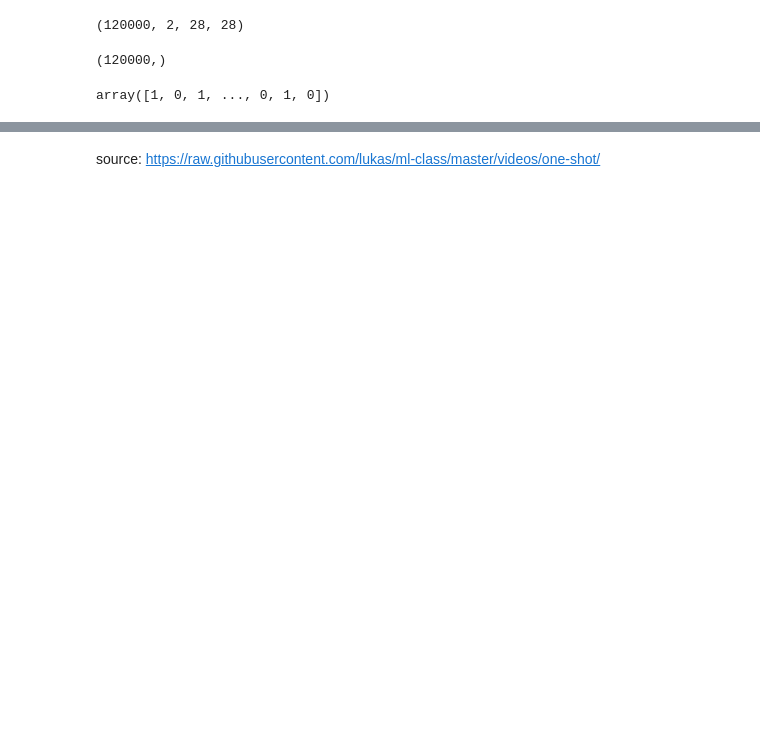
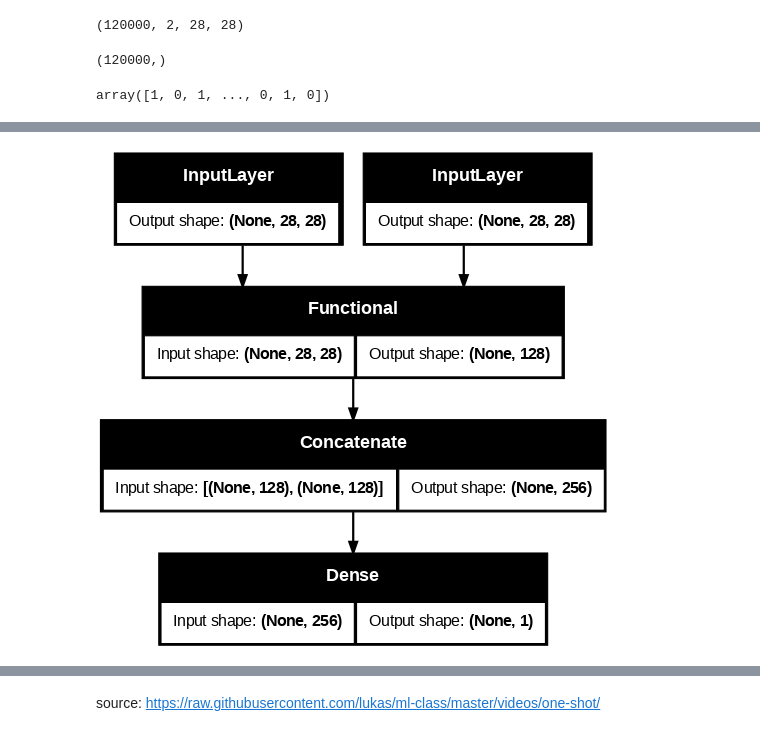
Before and after one commit to Alireza-Akhavan/deep-face-recognition, a Jupyter notebook: 1-OneShot(siamese).ipynb, the cells around one changed output, grey strips where cells are left out. Cells and saved outputs as stored; diff of their text form; code cells hidden in the pictures; blank space fills up the shorter version.

```diff
--- a/1-OneShot(siamese).ipynb
+++ b/1-OneShot(siamese).ipynb
@@ -132,18 +130,21 @@ Epoch 10/10
 # %%
 input = Input((28,28))
 x = Flatten()(input)
 x = Dense(128, activation='relu')(x)
 dense = Model(input, x)
 
 input1 = Input((28,28))
 input2 = Input((28,28))
 
 dense1 = dense(input1)
 dense2 = dense(input2)
 
 merge_layer = Concatenate()([dense1, dense2])
 dense_layer = Dense(1, activation="sigmoid")(merge_layer)
 model = Model(inputs=[input1, input2], outputs=dense_layer)
+keras.utils.plot_model(model, show_shapes=True, dpi=80)
+# %% [output]
+[figure, added]
 # %%
 model.compile(loss = "binary_crossentropy", optimizer="adam", metrics=["accuracy"])
 model.summary()
```
Also changed, not shown: parts of 12 cells of this notebook.
